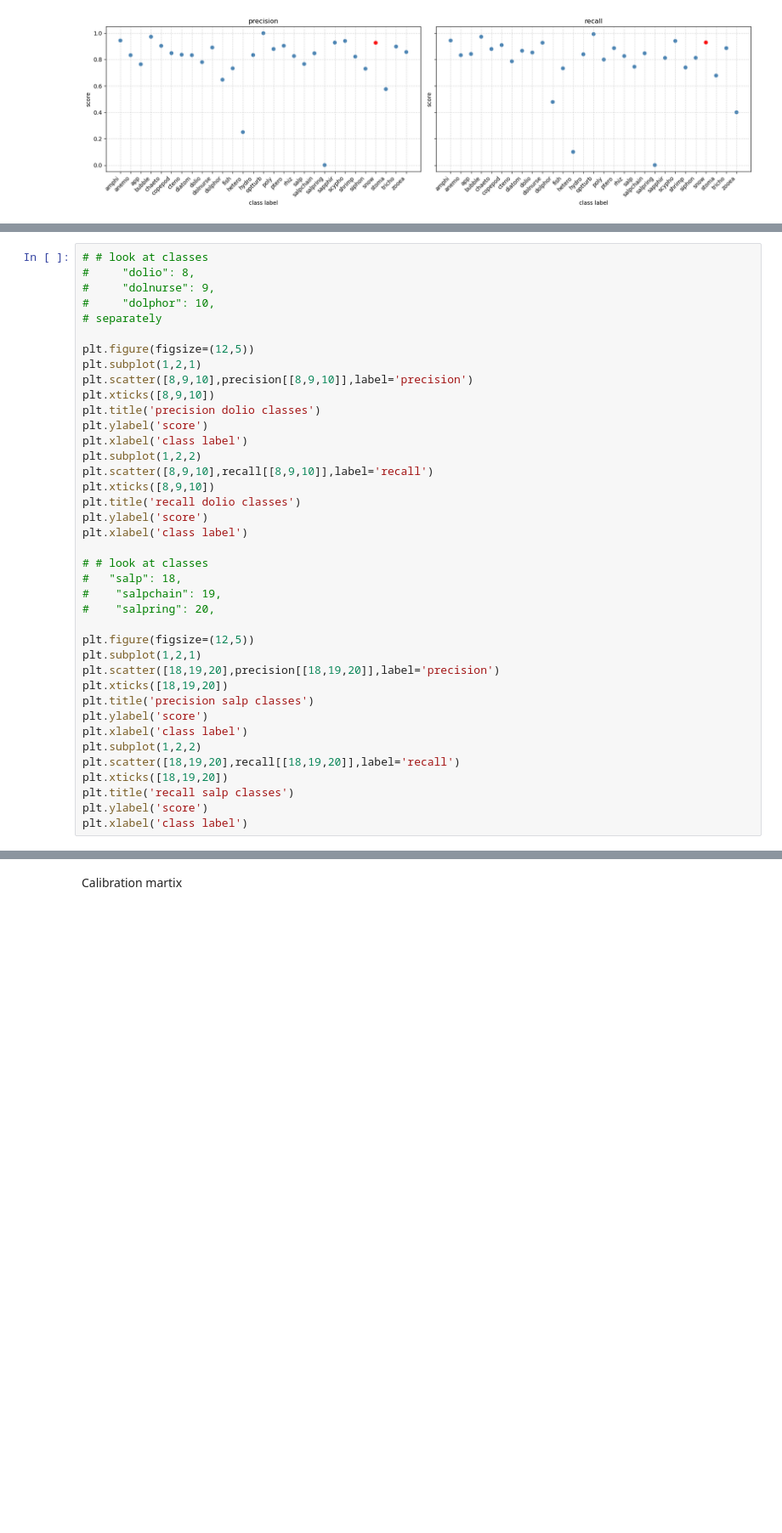
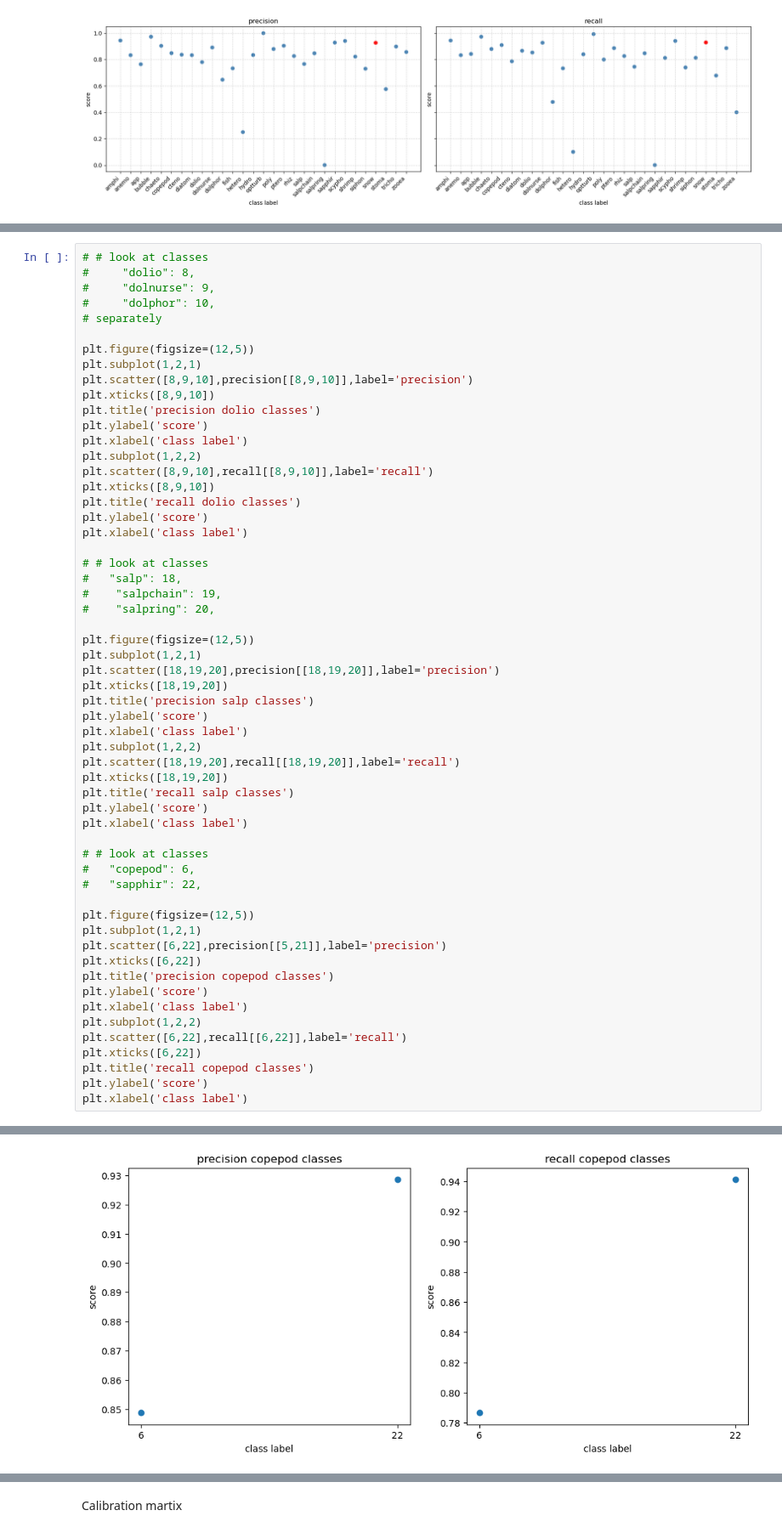
Before and after one commit to NeWeigt/ct_classifier_zoops, a Jupyter notebook: Prec_Rec_Class.ipynb, the cells around one changed output, grey strips where cells are left out. Shown at 85% size. Drawn from its saved outputs; the diff is of its cells as text; blank space fills up the shorter version.

Commit message:
Lumps copes and sapphirinids

```diff
--- a/Prec_Rec_Class.ipynb
+++ b/Prec_Rec_Class.ipynb
@@ -82,31 +82,50 @@ plt.ylabel('score')
 plt.xlabel('class label')
 plt.subplot(1,2,2)
 plt.scatter([8,9,10],recall[[8,9,10]],label='recall')
 plt.xticks([8,9,10])
 plt.title('recall dolio classes')
 plt.ylabel('score')
 plt.xlabel('class label')
 
 # # look at classes
 #   "salp": 18,
 #    "salpchain": 19,
 #    "salpring": 20,
 
 plt.figure(figsize=(12,5))
 plt.subplot(1,2,1)
 plt.scatter([18,19,20],precision[[18,19,20]],label='precision')
 plt.xticks([18,19,20])
 plt.title('precision salp classes')
 plt.ylabel('score')
 plt.xlabel('class label')
 plt.subplot(1,2,2)
 plt.scatter([18,19,20],recall[[18,19,20]],label='recall')
 plt.xticks([18,19,20])
 plt.title('recall salp classes')
 plt.ylabel('score')
 plt.xlabel('class label')
+
+# # look at classes
+#   "copepod": 6,
+#   "sapphir": 22,
+
+plt.figure(figsize=(12,5))
+plt.subplot(1,2,1)
+plt.scatter([6,22],precision[[5,21]],label='precision')
+plt.xticks([6,22])
+plt.title('precision copepod classes')
+plt.ylabel('score')
+plt.xlabel('class label')
+plt.subplot(1,2,2)
+plt.scatter([6,22],recall[[6,22]],label='recall')
+plt.xticks([6,22])
+plt.title('recall copepod classes')
+plt.ylabel('score')
+plt.xlabel('class label')
 # %% [output]
 Text(0.5, 0, 'class label')
 [figure]
 [figure]
+[figure, added]
 # %%
```
Also changed, not shown: parts of 9 cells of this notebook.
